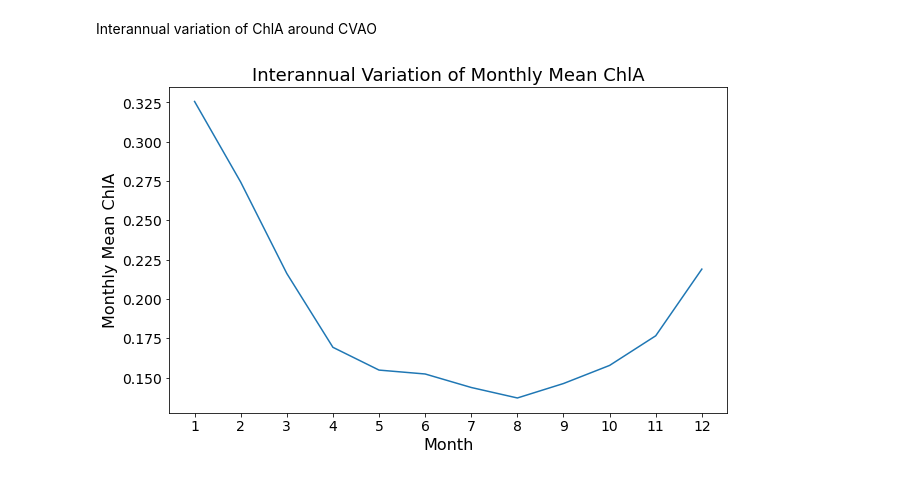
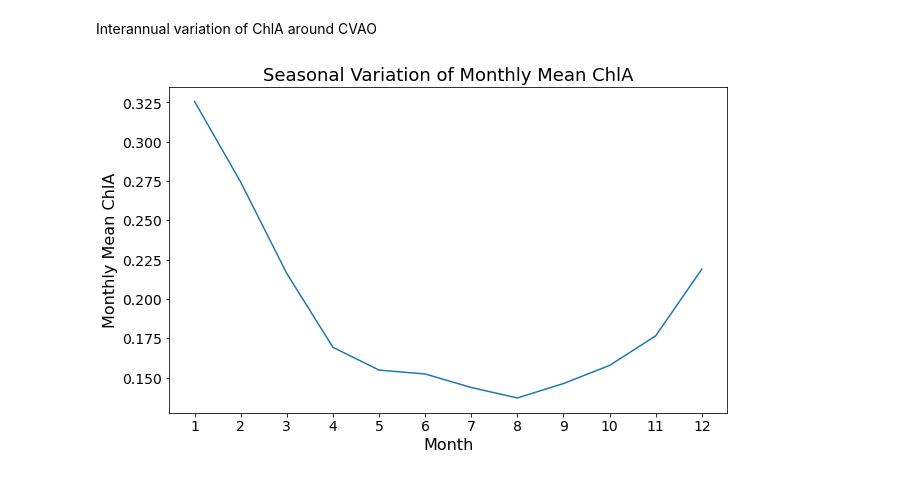
Before and after one commit to jamesperman/partiii_project, a Jupyter notebook: chlorophyll_plots.ipynb, the cells around one changed output. Saved outputs shown, nothing was run; the diff lists cells and outputs as text; code cells hidden in the pictures.

```diff
--- a/chlorophyll_plots.ipynb
+++ b/chlorophyll_plots.ipynb
@@ -803,21 +803,21 @@ Interannual variation of ChlA around CVAO
 # %%
 # Group by 'month' and calculate the mean for 'monthly_mean_chl_a'
 monthly_mean = box_combined_df.groupby('month')['monthly_mean_chl_a'].mean()
 
 # Plotting
 plt.figure(figsize=(10, 6))
 monthly_mean.plot(linestyle='-')
-plt.title('Interannual Variation of Monthly Mean ChlA', fontsize=18)
+plt.title('Seasonal Variation of Monthly Mean ChlA', fontsize=18)
 plt.xlabel('Month', fontsize=16)
 plt.ylabel('Monthly Mean ChlA', fontsize=16)
 plt.tick_params(axis='both', which='major', labelsize=14)
 
 # Set the x-axis labels as month numbers
 months = list(range(1, 13))
 plt.xticks(months, months)
 
 plt.savefig('/home/ajp255/nethome/Data/ChlAPlots/ChlA_interannual_variation', dpi=600)
 
 plt.show()
 # %% [output]
-[figure, old version]
+[figure, new version]
```
Also changed, not shown: parts of 1 cell of this notebook, 1 other file.
